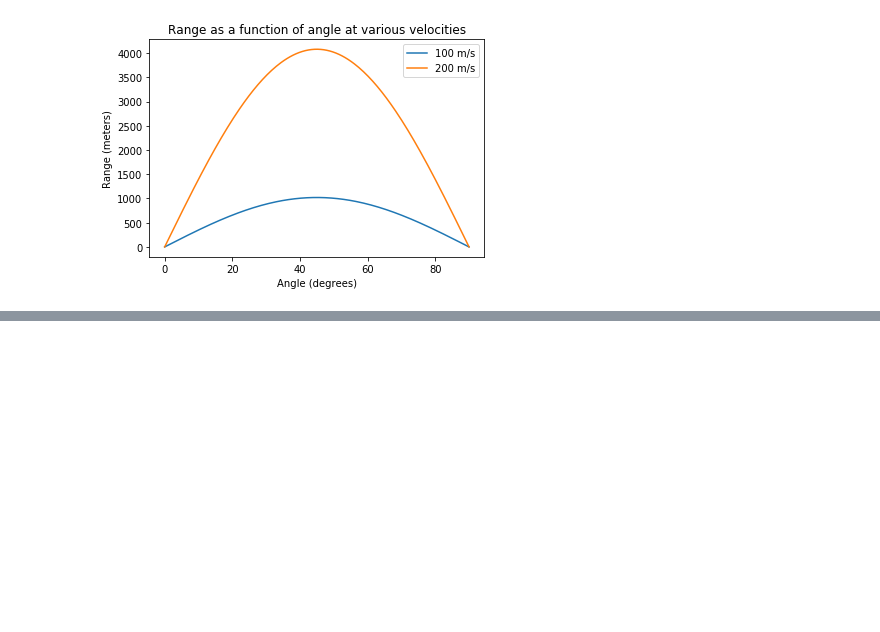
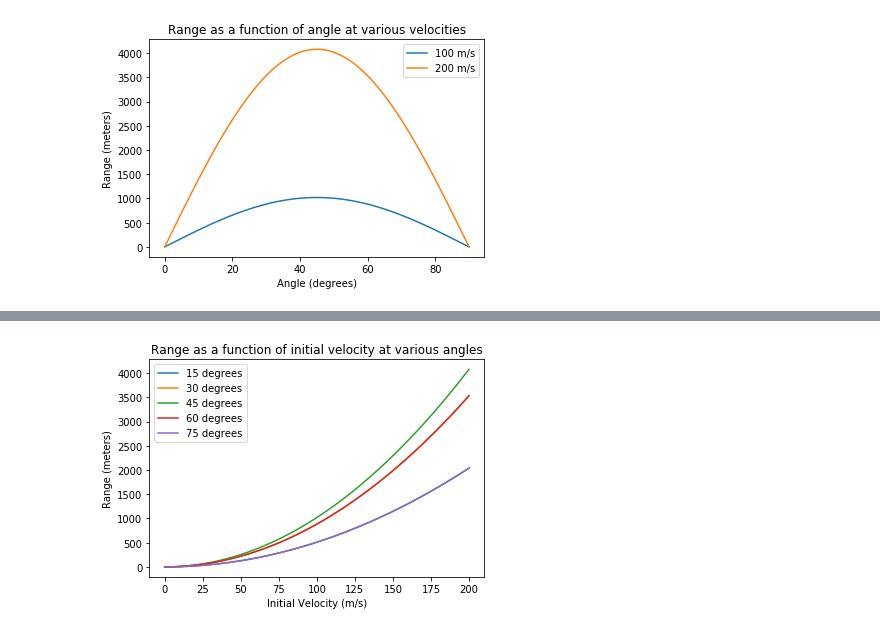
Before and after one commit to garyyli/datascience, a Jupyter notebook: ballistics.ipynb, the cells around one changed output, grey strips where cells are left out. Cells and saved outputs as stored; diff of their text form; code cells hidden in the pictures; blank space fills up the shorter version.

```diff
--- a/ballistics.ipynb
+++ b/ballistics.ipynb
@@ -36,0 +61,23 @@ plt.show()
+# %%
+initialvelocity = linspace(0, 200, num = 200)
+rangefrominitialvelocity15 = [rangeformula(velocity, radians(15)) for velocity in initialvelocity]
+rangefrominitialvelocity30 = [rangeformula(velocity, radians(30)) for velocity in initialvelocity]
+rangefrominitialvelocity45 = [rangeformula(velocity, radians(45)) for velocity in initialvelocity]
+rangefrominitialvelocity60 = [rangeformula(velocity, radians(60)) for velocity in initialvelocity]
+rangefrominitialvelocity75 = [rangeformula(velocity, radians(75)) for velocity in initialvelocity]
+plt.plot(initialvelocity, rangefrominitialvelocity15, label = "15 degrees")
+plt.legend()
+plt.plot(initialvelocity, rangefrominitialvelocity30, label = "30 degrees")
+plt.legend()
+plt.plot(initialvelocity, rangefrominitialvelocity45, label = "45 degrees")
+plt.legend()
+plt.plot(initialvelocity, rangefrominitialvelocity60, label = "60 degrees")
+plt.legend()
+plt.plot(initialvelocity, rangefrominitialvelocity75, label = "75 degrees")
+plt.legend()
+plt.title('Range as a function of initial velocity at various angles')
+plt.xlabel('Initial Velocity (m/s)')
+plt.ylabel('Range (meters)')
+plt.show()
+# %% [output]
+[figure, added]
```
Also changed, not shown: parts of 5 cells of this notebook.
